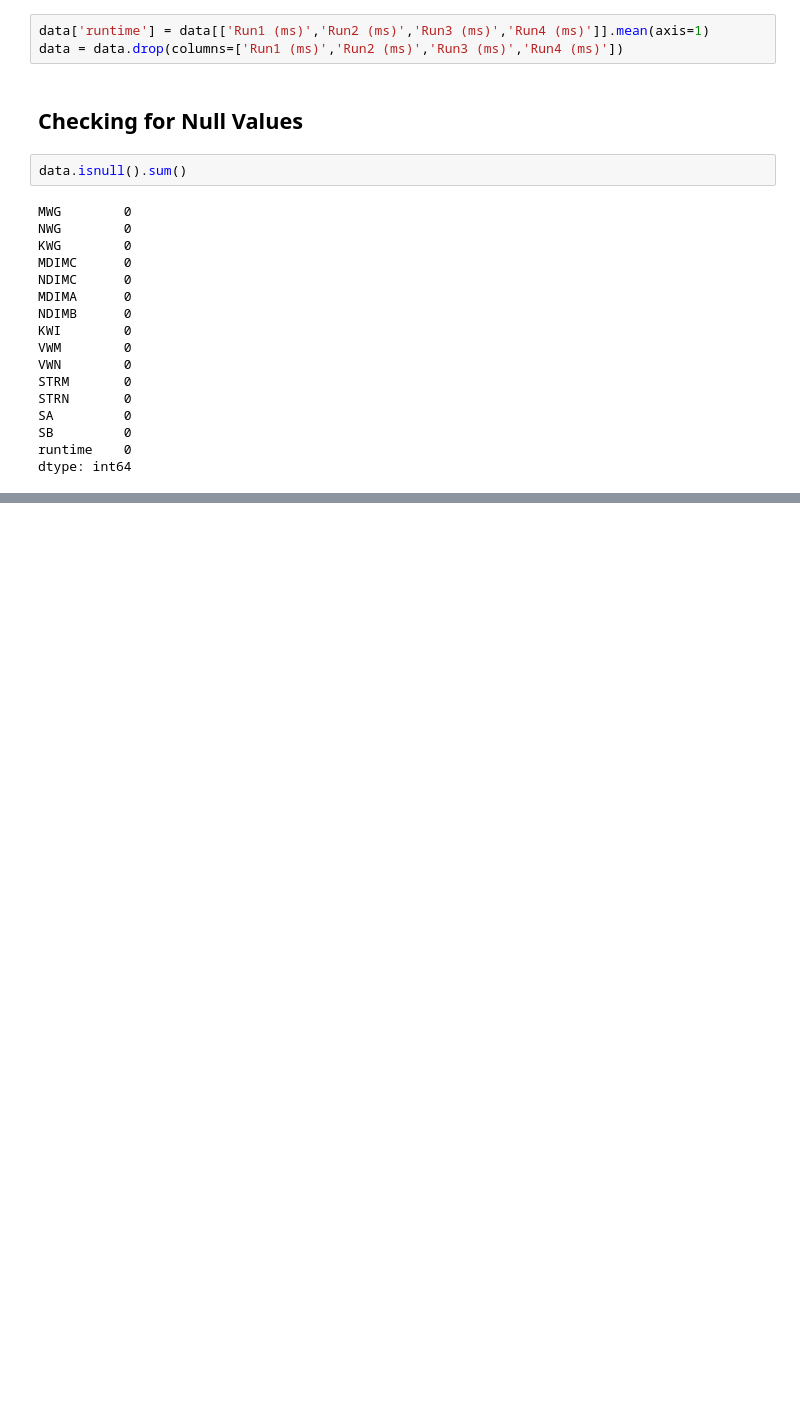
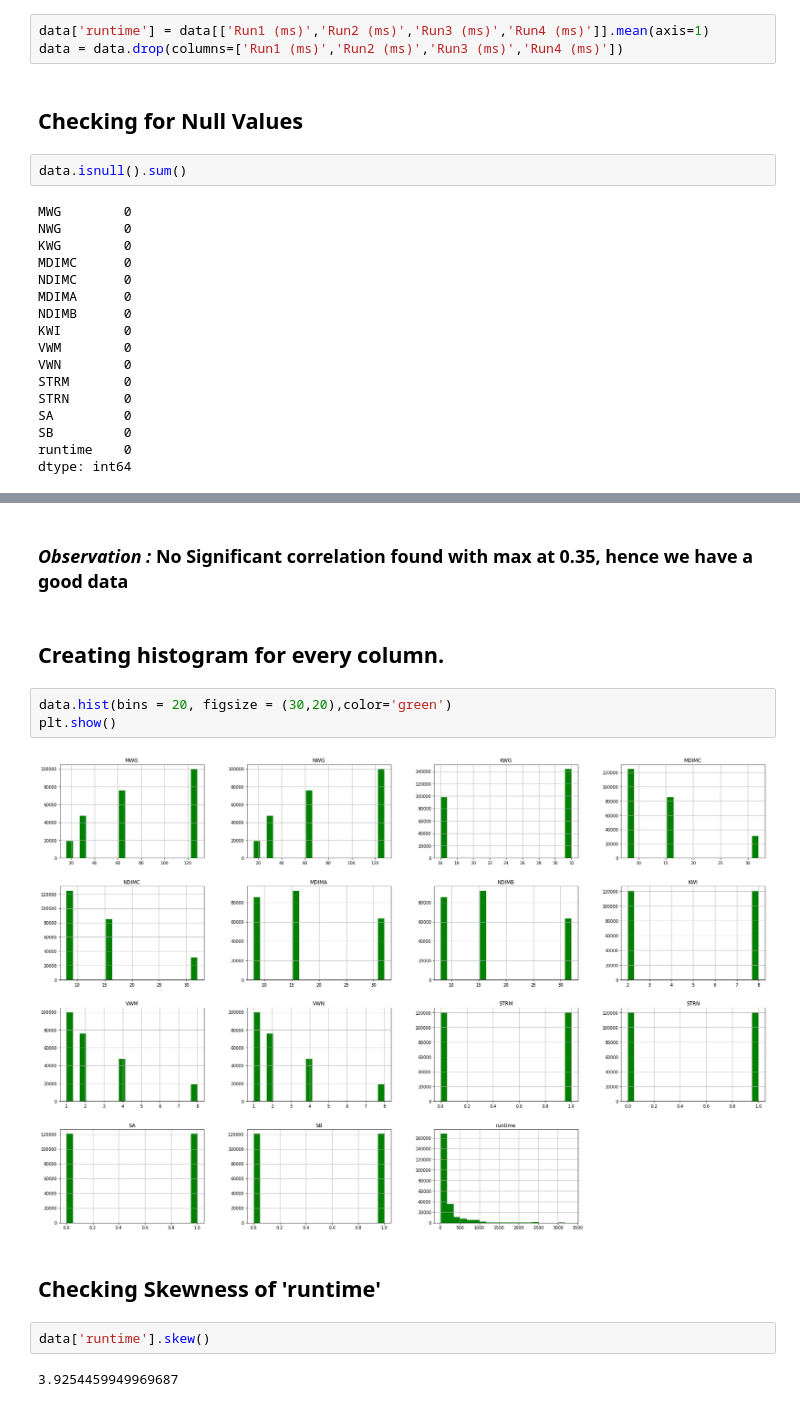
Before and after one commit to shubhamsartape/SGEMM-GPU-Kernel-Performance, a Jupyter notebook: SGEMM_GPU_Kernel_Performance_Capstone_Project.ipynb, the cells around one changed output, grey strips where cells are left out. Drawn from its saved outputs; the diff is of its cells as text; blank space fills up the shorter version.

```diff
--- a/SGEMM_GPU_Kernel_Performance_Capstone_Project.ipynb
+++ b/SGEMM_GPU_Kernel_Performance_Capstone_Project.ipynb
@@ -112,0 +153,15 @@ dtype: int64
+# %% [markdown]
+### ***Observation :*** No Significant correlation found with max at 0.35, hence we have a good data
+# %% [markdown]
+## Creating histogram for every column.
+# %%
+data.hist(bins = 20, figsize = (30,20),color='green')
+plt.show()
+# %% [output]
+[figure, added]
+# %% [markdown]
+## Checking Skewness of 'runtime'
+# %%
+data['runtime'].skew()
+# %% [output]
+3.9254459949969687
```
Also changed, not shown: parts of 18 cells of this notebook.
